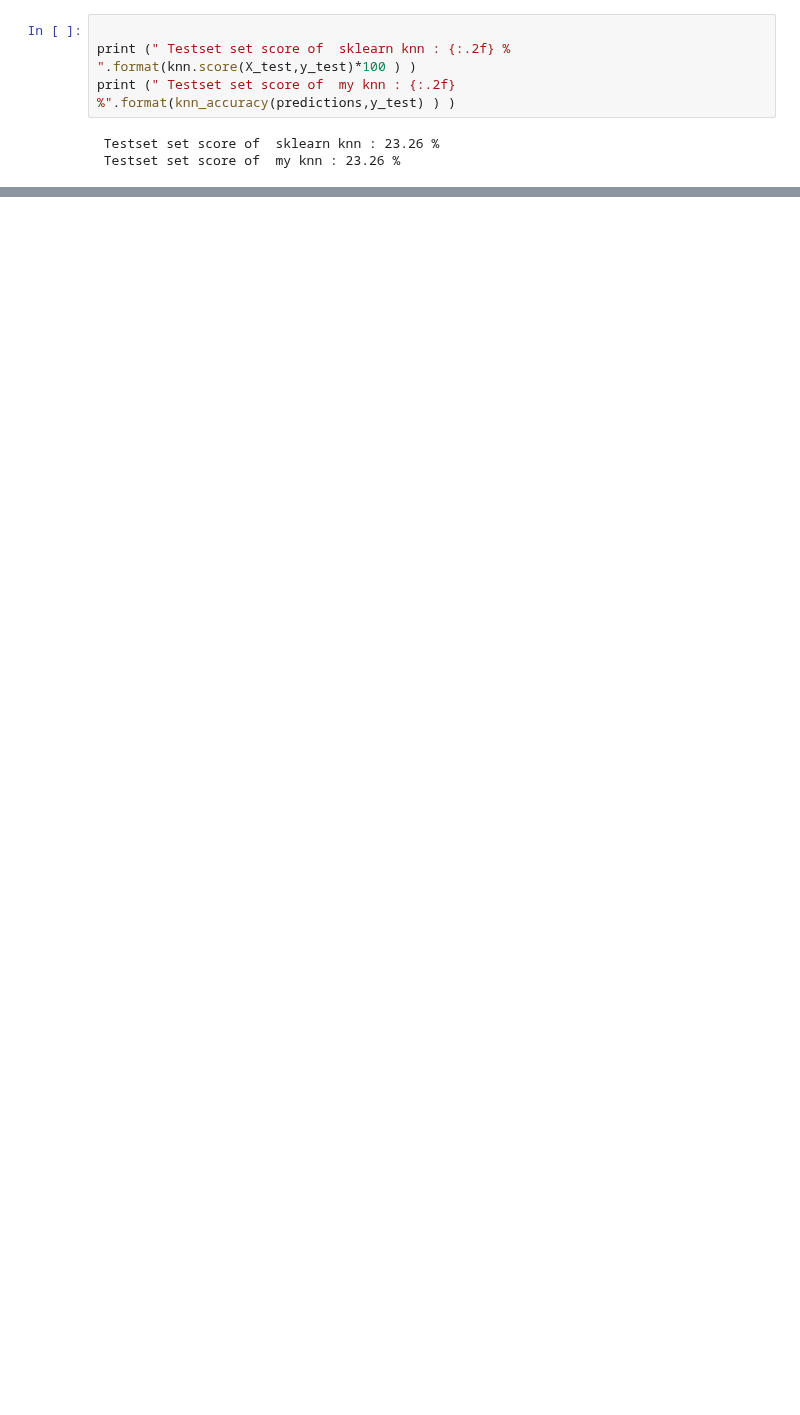
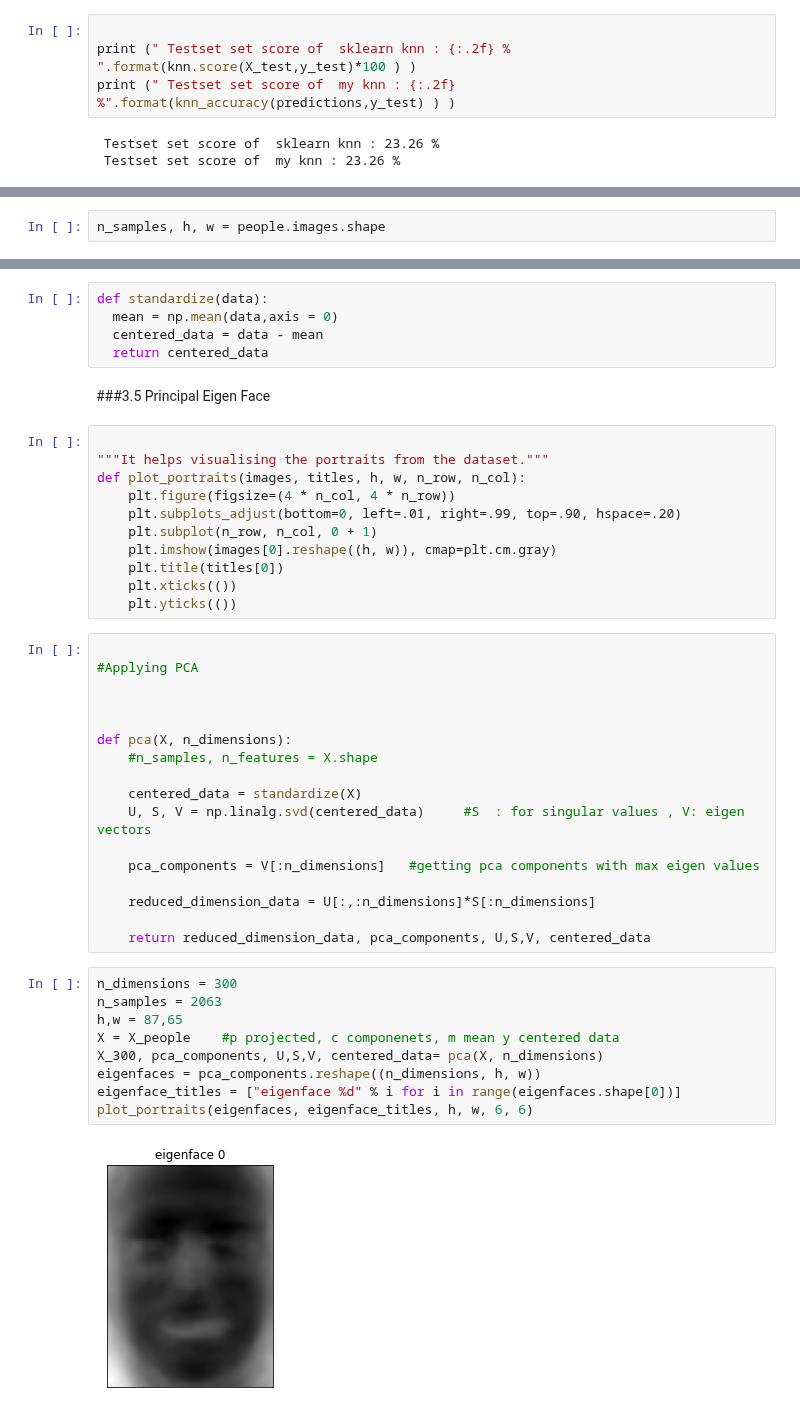
Before and after one commit to Prakhar-Saxena/CollegeAssignments, a Jupyter notebook: CS383/assn3/assn3.ipynb, the cells around one changed output, grey strips where cells are left out. Cells and saved outputs as stored; diff of their text form; blank space fills up the shorter version.

```diff
--- a/CS383/assn3/assn3.ipynb
+++ b/CS383/assn3/assn3.ipynb
@@ -139,0 +485,2 @@ X_train, X_test = standardize_data(X_train, X_test)
+# %%
+n_samples, h, w = people.images.shape
@@ -139,0 +550,46 @@ X_train, X_test = standardize_data(X_train, X_test)
+# %%
+def standardize(data):
+  mean = np.mean(data,axis = 0)
+  centered_data = data - mean
+  return centered_data
+# %% [markdown]
+###3.5 Principal Eigen Face
+# %%
+
+"""It helps visualising the portraits from the dataset."""
+def plot_portraits(images, titles, h, w, n_row, n_col):
+    plt.figure(figsize=(4 * n_col, 4 * n_row))
+    plt.subplots_adjust(bottom=0, left=.01, right=.99, top=.90, hspace=.20)
+    plt.subplot(n_row, n_col, 0 + 1)
+    plt.imshow(images[0].reshape((h, w)), cmap=plt.cm.gray)
+    plt.title(titles[0])
+    plt.xticks(())
+    plt.yticks(())
+# %%
+
+#Applying PCA
+
+
+
+def pca(X, n_dimensions):
+    #n_samples, n_features = X.shape
+
+    centered_data = standardize(X)
+    U, S, V = np.linalg.svd(centered_data)     #S  : for singular values , V: eigen vectors
+
+    pca_components = V[:n_dimensions]   #getting pca components with max eigen values
+
+    reduced_dimension_data = U[:,:n_dimensions]*S[:n_dimensions]
+
+    return reduced_dimension_data, pca_components, U,S,V, centered_data
+# %%
+n_dimensions = 300
+n_samples = 2063
+h,w = 87,65
+X = X_people    #p projected, c componenets, m mean y centered data
+X_300, pca_components, U,S,V, centered_data= pca(X, n_dimensions)
+eigenfaces = pca_components.reshape((n_dimensions, h, w))
+eigenface_titles = ["eigenface %d" % i for i in range(eigenfaces.shape[0])]
+plot_portraits(eigenfaces, eigenface_titles, h, w, 6, 6)
+# %% [output]
+[figure, added]
```
Also changed, not shown: parts of 124 cells of this notebook, 2 other files.
